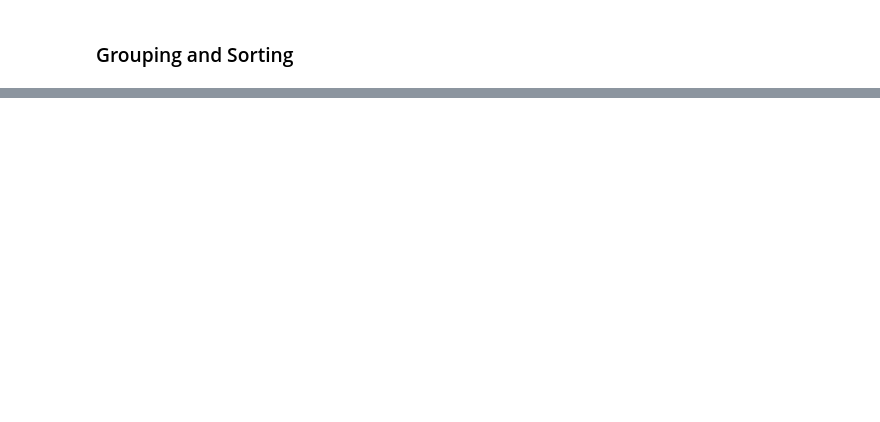
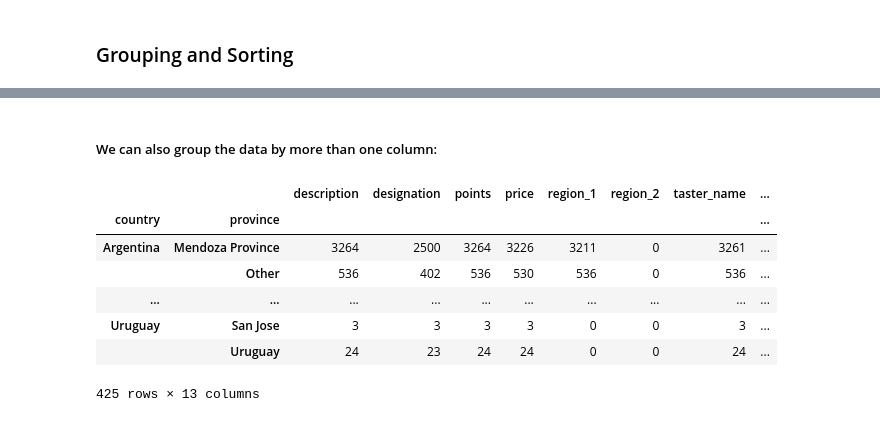
Before and after one commit to FRANKSADWAR/PersonalPractice, a Jupyter notebook: DataAnalysis/Learning Pandas.ipynb, the cells around one changed output, grey strips where cells are left out. Cells and saved outputs as stored; diff of their text form; code cells hidden in the pictures; blank space fills up the shorter version.

```diff
--- a/DataAnalysis/Learning Pandas.ipynb
+++ b/DataAnalysis/Learning Pandas.ipynb
@@ -580,0 +621,2 @@ reviews['star_ratings'] = star_ratings ### now assign to a new column which is p
+# %% [markdown]
+##### We can also group the data by more than one column:
@@ -580,0 +625,11 @@ reviews['star_ratings'] = star_ratings ### now assign to a new column which is p
+# %%
+reviews.groupby(["country","province"]).count()
+# %% [output]
+|  |  | description | designation | points | price | region_1 | region_2 | taster_name | ... |
+| country | province |  |  |  |  |  |  |  | ... |
+| Argentina | Mendoza Province | 3264 | 2500 | 3264 | 3226 | 3211 | 0 | 3261 | ... |
+|  | Other | 536 | 402 | 536 | 530 | 536 | 0 | 536 | ... |
+| ... | ... | ... | ... | ... | ... | ... | ... | ... | ... |
+| Uruguay | San Jose | 3 | 3 | 3 | 3 | 0 | 0 | 3 | ... |
+|  | Uruguay | 24 | 23 | 24 | 24 | 0 | 0 | 24 | ... |
+425 rows × 13 columns
```
Also changed, not shown: parts of 51 cells of this notebook.
